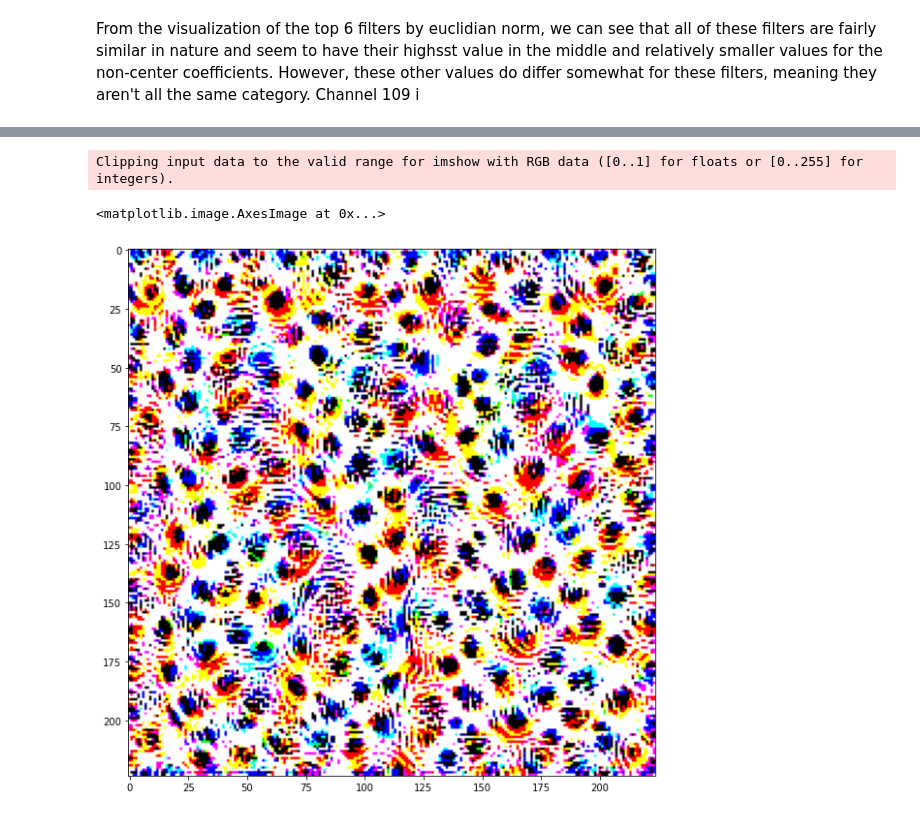
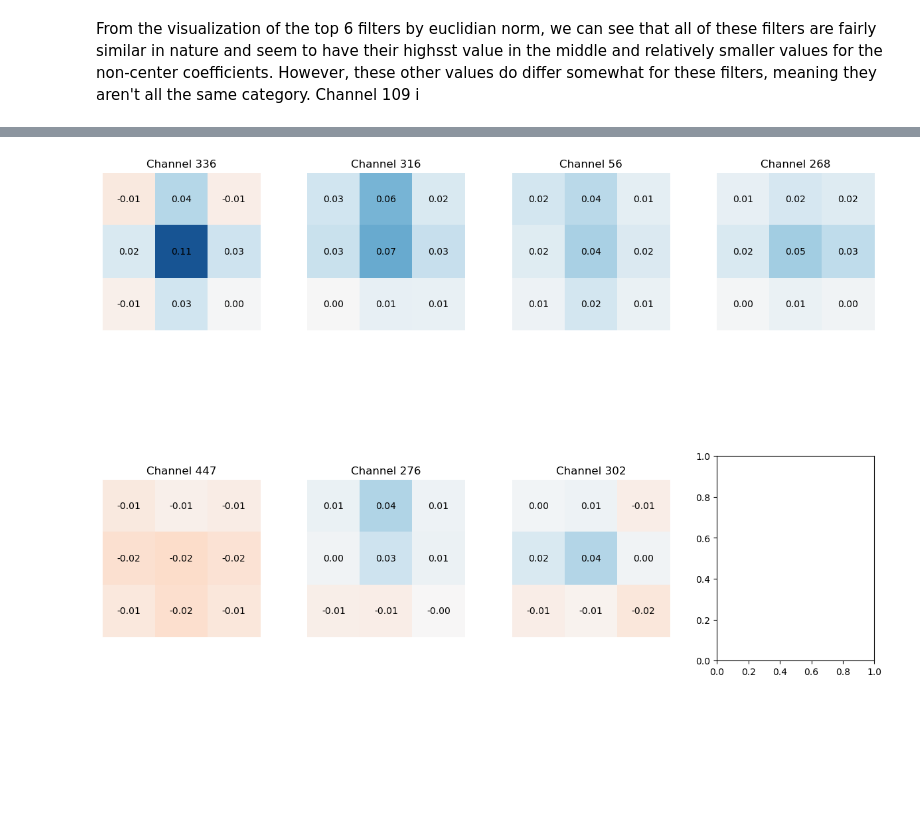
Before and after one commit to saakethkoka/ML-Lab3-CNN-Visualization, a Jupyter notebook: main.ipynb, the cells around one changed output, grey strips where cells are left out. Drawn from its saved outputs; the diff is of its cells as text; code cells hidden in the pictures; blank space fills up the shorter version.

Commit message:
found good filters

```diff
--- a/main.ipynb
+++ b/main.ipynb
@@ -383,8 +378,18 @@ Clipping input data to the valid range for imshow with RGB data ([0..1] for floa
-# %%
-output = generate_pattern('block4_conv4', 336)
-plt.figure(figsize=(10, 10))
-plt.imshow(output[0])
-# %% [output]
-Clipping input data to the valid range for imshow with RGB data ([0..1] for floats or [0..255] for integers).
-<matplotlib.image.AxesImage at 0x...>
-[figure, removed]
+# %%
+top_filters = [336, 316, 56, 268, 447, 276, 302]
+# %%
+# Plotting the top 6 channels with numerical values in center
+fig, axs = plt.subplots(2, 4, figsize=(15, 10), gridspec_kw={'hspace': 0.5, 'wspace': 0.3})
+for i in range(7):
+    ax = axs[i//4, i%4]
+    cmap = plt.cm.get_cmap('RdBu').copy()
+    cmap.set_bad(color='white')
+    im = ax.imshow(multi_channel_filter[:, :, top_filters[i]], cmap=cmap, vmin=-np.max(multi_channel_filter), vmax=np.max(multi_channel_filter))
+    ax.set_title("Channel {}".format(top_filters[i]))
+    ax.axis("off")
+    for j in range(multi_channel_filter.shape[0]):
+        for k in range(multi_channel_filter.shape[1]):
+            text = ax.text(k, j, "{:.2f}".format(multi_channel_filter[j,k,top_filters[i]]),
+                           ha="center", va="center", color="black")
+# %% [output]
+[figure, added]
```
Also changed, not shown: parts of 8 cells of this notebook.
